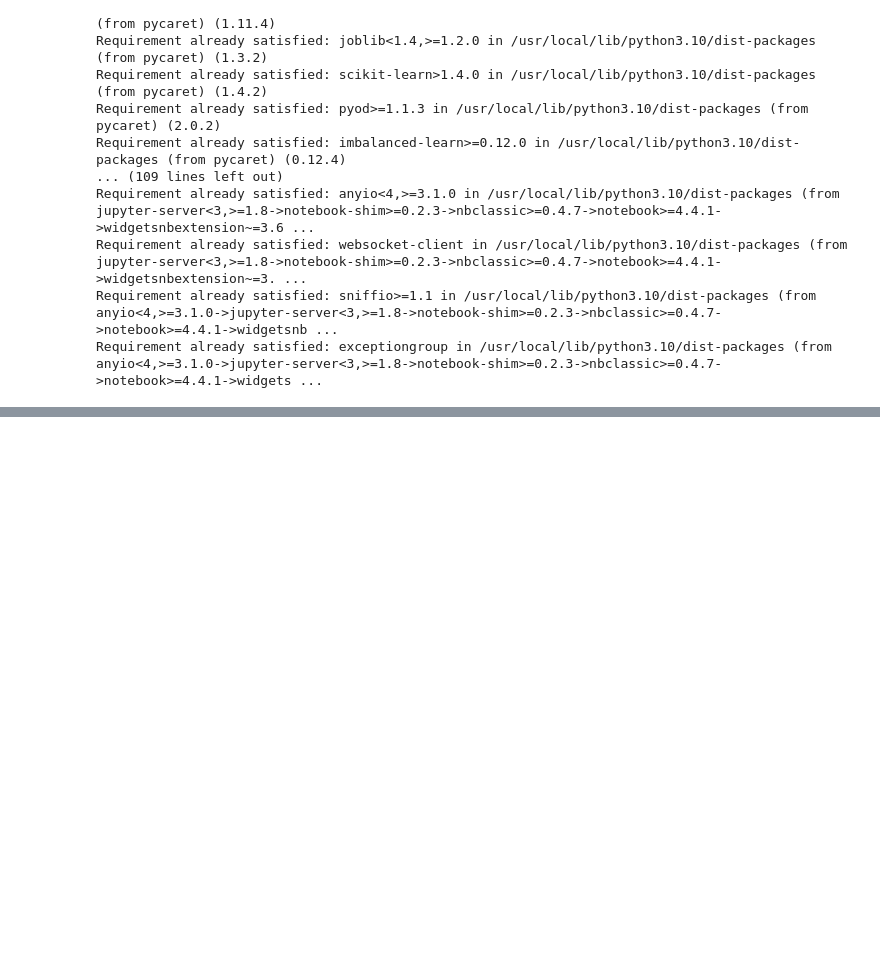
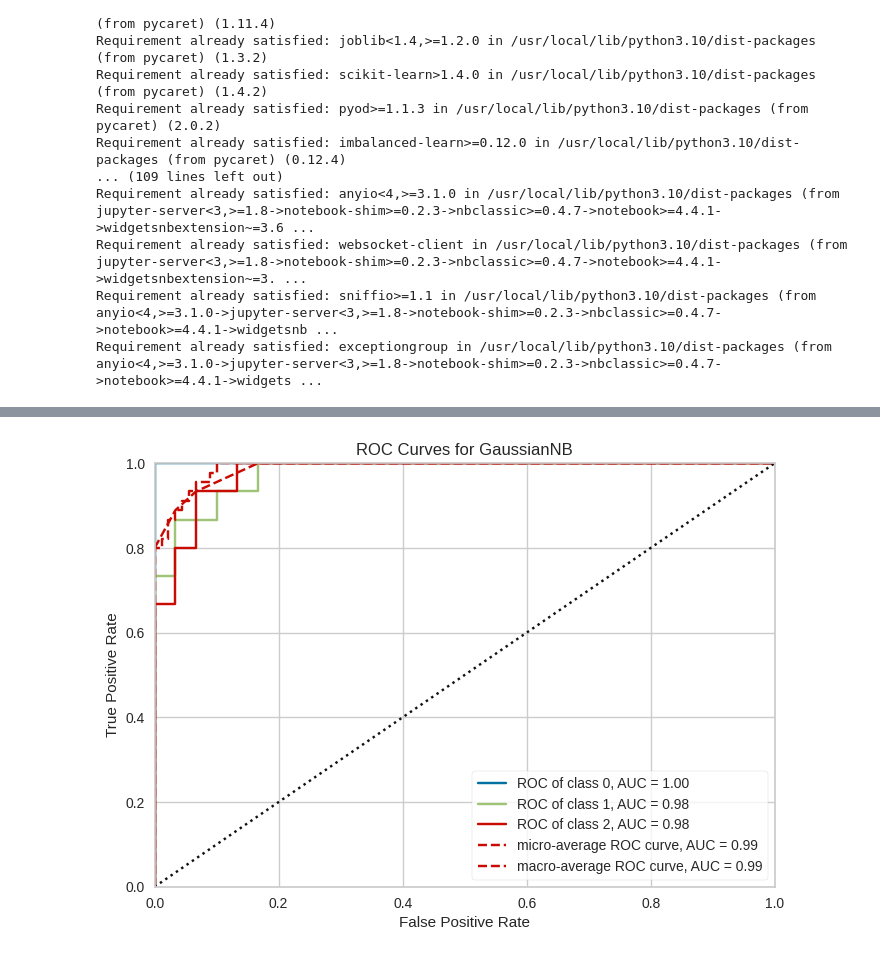
Before and after one commit to leekyuyoung-ai/AI, a Jupyter notebook: 2_6_머신러닝_최신_트랜드.ipynb, the cells around one changed output, grey strips where cells are left out. Saved outputs shown, nothing was run; the diff lists cells and outputs as text; code cells hidden in the pictures; blank space fills up the shorter version.

```diff
--- a/2_6_머신러닝_최신_트랜드.ipynb
+++ b/2_6_머신러닝_최신_트랜드.ipynb
@@ -210,0 +273,2 @@ top_model
+# %%
+best_model = top_model[0]
@@ -210,0 +305,3 @@ top_model
+# %%
+plot_model(best_model, plot="auc")
+# %% [output]
@@ -210,0 +309 @@ top_model
+[figure, added]
```
Also changed, not shown: parts of 11 cells of this notebook.
